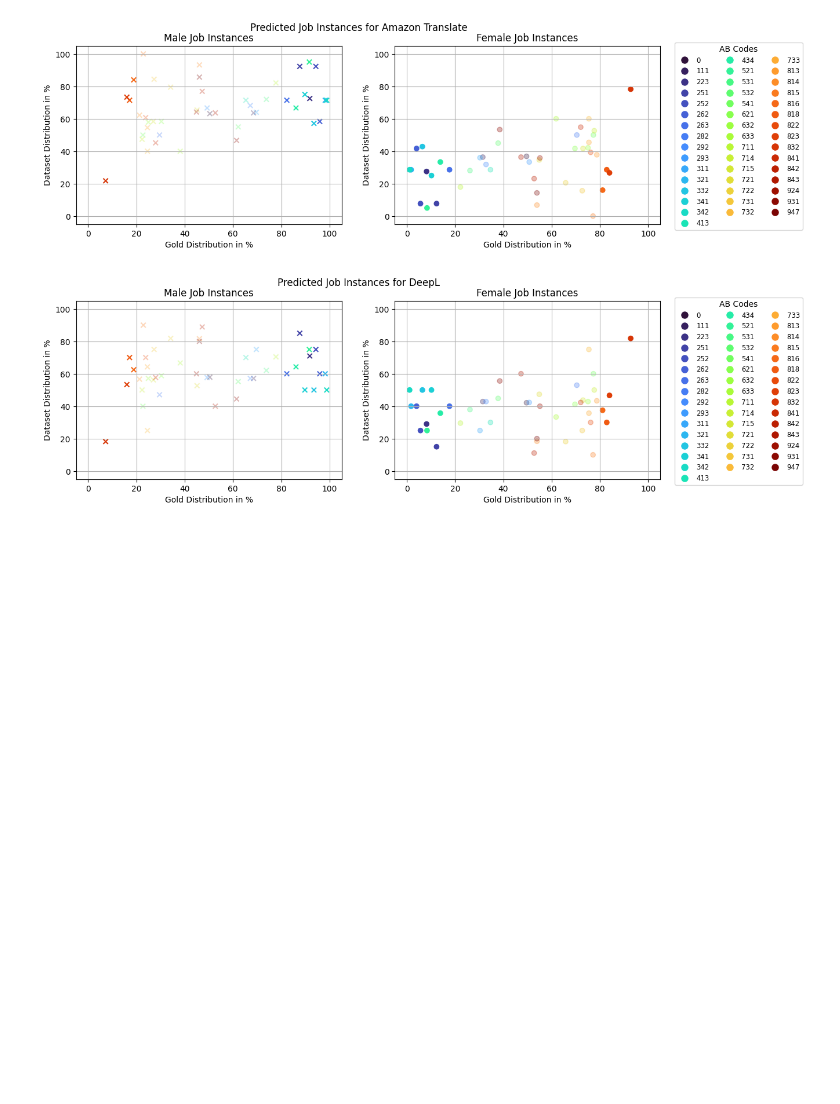
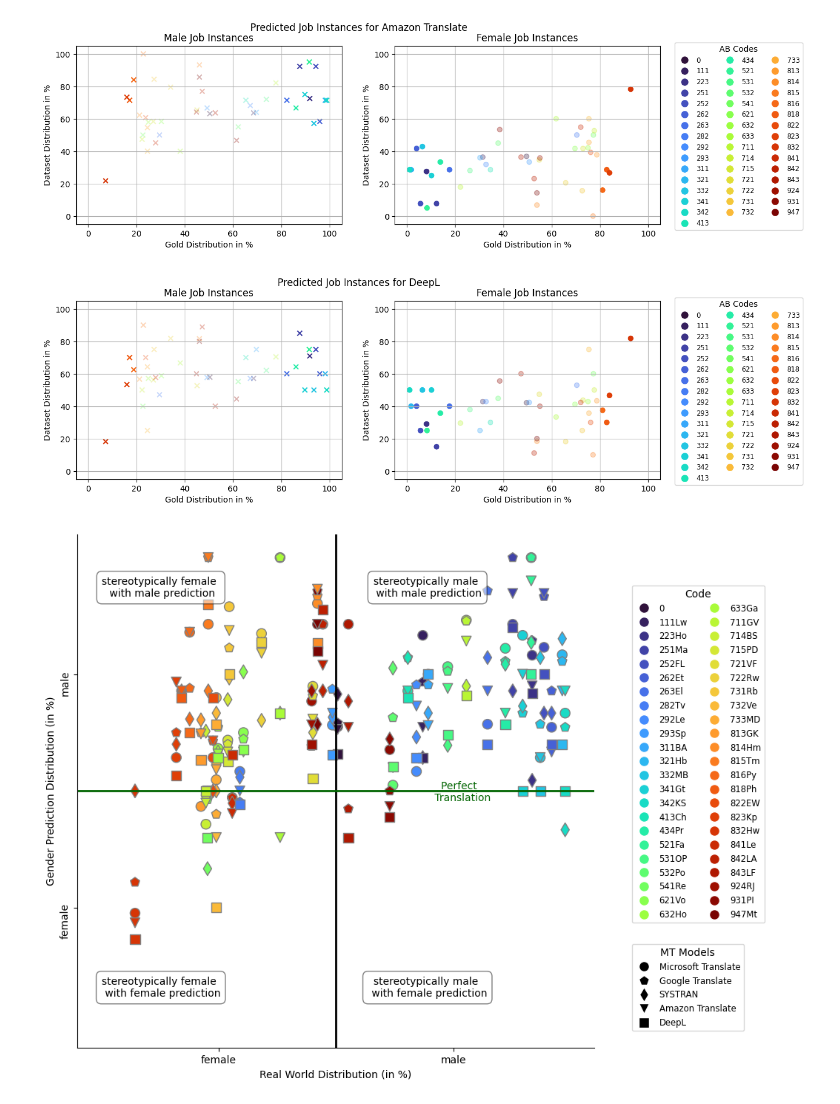
Before and after one commit to michellekappl/mt_gender_german, a Jupyter notebook: src/statistics.ipynb, the cells around one changed output. Saved outputs shown, nothing was run; the diff lists cells and outputs as text; code cells hidden in the pictures; blank space fills up the shorter version.

```diff
--- a/src/statistics.ipynb
+++ b/src/statistics.ipynb
@@ -213,3 +214,89 @@ female:
 [figure]
 [figure]
 [figure]
+# %%
+import seaborn as sns
+import scipy.stats as sp
+import pandas as pd
+import matplotlib.pyplot as plt
+import numpy as np
+
+fig, ax1 = plt.subplots(1, figsize=(9,9))
+names = ['Microsoft Translate', 'Google Translate', 'SYSTRAN', 'Amazon Translate', 'DeepL']
+
+for i, mt in enumerate(['bing', 'google', 'systran', 'aws', 'deepl']):
+    df = pd.read_csv(f'../data/job_instances/pred_{mt}_job_stats.csv')
+    df.sort_values(by=['ab_code'], inplace=True)
+
+    df['gold_male_perc'] = df['gold_male_perc'] - 50
+    df['male_perc'] = df['male'] / (df['male'] + df['female']) * 100
+    df['male_perc'] = df['male_perc'] - 50
+
+    mt_markers = {
+    'bing': 'o',
+    'google': 'p',
+    'systran': 'd',
+    'aws': 'v',
+    'deepl': 's'
+    }
+
+    num_job_classes = 46
+
+    # Create a colormap with distinct colors
+    cmap = plt.get_cmap('turbo')  # You can choose a different colormap if you prefer
+
+    # Generate a list of distinct colors for each job class
+    job_class_colors = [cmap(i) for i in np.linspace(0, 1, num_job_classes)]
+
+    # Create a figure and axis
+    ax1.scatter(y=df['male_perc'], x=df['gold_male_perc'], c= job_class_colors, marker=mt_markers[mt], s = 90, edgecolors='grey')
+
+
+ax1.set_ylim(ymin=-55, ymax=55)
+ax1.set_xlim(xmin=-55, xmax=55)
+
+ax1.set_xticks([-25, 25])
+ax1.set_xticklabels(['female', 'male'])
+
+ax1.set_yticks([-25, 25])
+ax1.set_yticklabels(['female', 'male'], rotation='vertical')
+
+
+ax1.axvline(0, c='k', lw=2)
+ax1.axhline(0, c='darkgreen', lw=2)
+
+# Adding labels and title
+ax1.set_ylabel('Gender Prediction Distribution (in %)')
+ax1.set_xlabel('Real World Distribution (in %)')
+ax1.spines[['right', 'top']].set_visible(False)
+
+fig.text(0.25, 0.8, 'stereotypically female \n with male prediction', ha='center', va='center', fontsize=10, bbox=dict(facecolor='white', edgecolor='black', alpha=0.5, boxstyle='round,pad=0.5'))
+fig.text(0.25, 0.2, 'stereotypically female \n with female prediction', ha='center', va='center', fontsize=10, bbox=dict(facecolor='white', edgecolor='black', alpha=0.5, boxstyle='round,pad=0.5'))
+
+fig.text(0.65, 0.2, 'stereotypically male \n with female prediction', ha='center', va='center', fontsize=10, bbox=dict(facecolor='white', edgecolor='black', alpha=0.5, boxstyle='round,pad=0.5'))
+fig.text(0.65, 0.8, 'stereotypically male \n with male prediction', ha='center', va='center', fontsize=10, bbox=dict(facecolor='white', edgecolor='black', alpha=0.5, boxstyle='round,pad=0.5'))
+
+fig.text(0.7, 0.493, 'Perfect \n Translation', ha='center', va='center', fontsize=10, color='darkgreen')
+
+
+ab_code_to_color = dict(zip(df['ab_code'], job_class_colors))
+stat = pd.read_csv('./job_data_arbeitsamt_.csv')
+
+# Create legend handles and labels for each ab_code
+legend_handles = [plt.Line2D([0], [0], marker='o', color='w', label=stat.ab_code[i],
+                            markerfacecolor=ab_code_to_color[color], markersize=10)
+                for i, color in enumerate(ab_code_to_color)]
+
+legend_handles2 = [plt.Line2D([0], [0], marker=mt_markers[mt], color='w', label=names[i],
+                            markerfacecolor='k', markersize=10)
+                for i,mt in enumerate(mt_markers)]
+# Add the legend to the plot
+fig.legend(handles=legend_handles, title='Code', fontsize='small', ncol=2, loc='center left',bbox_to_anchor=(0.95, 0.55))
+fig.legend(handles=legend_handles2, title='MT Models', loc='center left', fontsize='small', ncol=1, bbox_to_anchor=(0.95, 0.2))
+fig.show()
+
+fig.savefig(f'../data/figures/pred_{mt}_job_stats_.png', bbox_inches='tight')
+
+    #df.to_csv(f'../data/job_instances/pred_{mt}_job_stats.csv', index=False)
+# %% [output]
+[figure, added]
```
Also changed, not shown: parts of 4 cells of this notebook, 35 other files.
